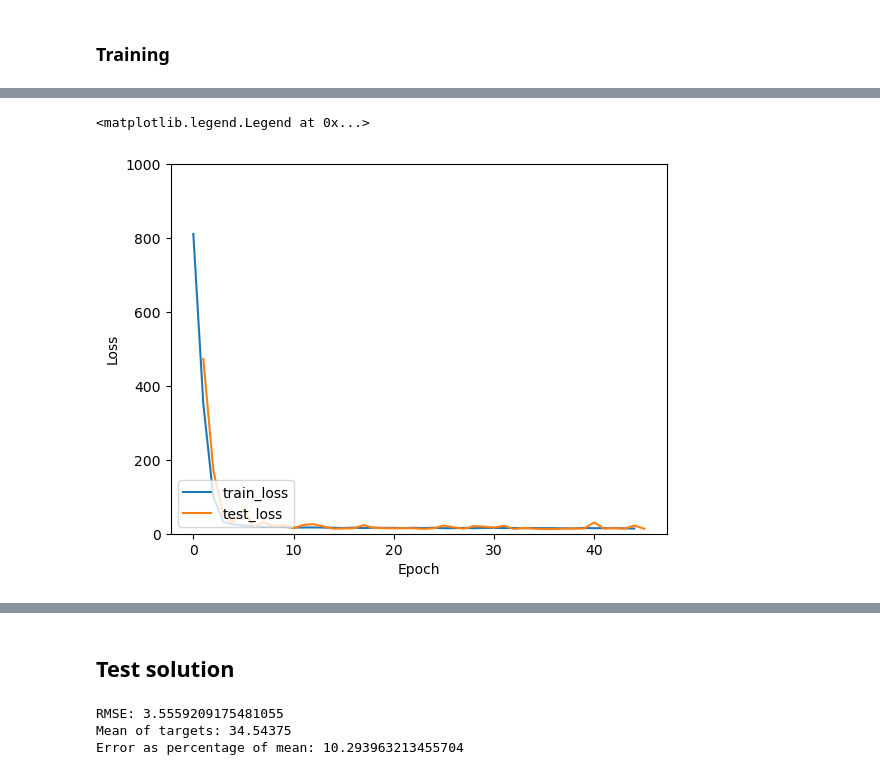
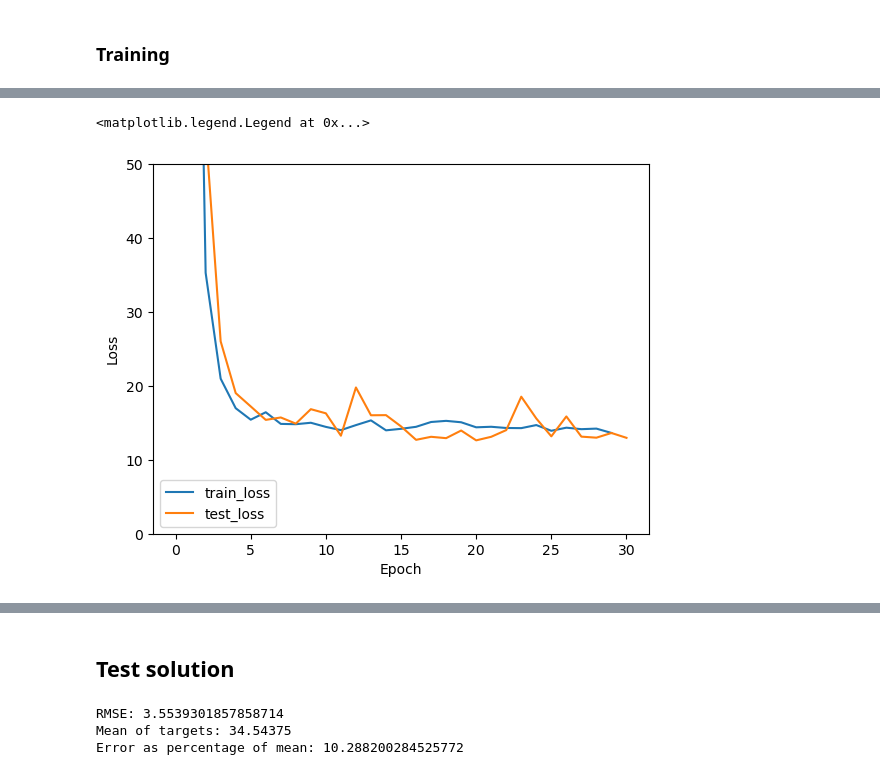
Before and after one commit to MartinRajniak/Neural-Networks-from-Scratch, a Jupyter notebook: notebooks/non_linear_regression/smart_sprinkler.ipynb, the cells around one changed output, grey strips where cells are left out. Drawn from its saved outputs; the diff is of its cells as text; code cells hidden in the pictures.

```diff
--- a/notebooks/non_linear_regression/smart_sprinkler.ipynb
+++ b/notebooks/non_linear_regression/smart_sprinkler.ipynb
@@ -88,3 +80,4 @@ dtype: float64
 ### Feature Engineering
 # %%
 inputs["distance_from_center"] = np.sqrt((inputs["x_coord"])**2 + (inputs["y_coord"])**2)
+inputs = inputs.drop(["x_coord", "y_coord"], axis=1)
@@ -153,7 +151,7 @@ Train size: 720, Test size: 80
 # Grid Search
 hp_grid = {
     "learning_rate": [5e-3, 1e-3, 5e-4],
-    "batch_size": [4, 8, 16],
+    "batch_size": [2, 4, 8],
     "hidden_layers": [1],
     "hidden_neurons": [16, 32]
 }
@@ -227,13 +225,13 @@ Best test loss: 12.64457357185616
 # %%
 plt.plot(history["train_loss"], label="train_loss")
 plt.plot(history["test_loss"], label="test_loss")
 plt.xlabel("Epoch")
 plt.ylabel("Loss")
-plt.ylim(0, 1000)
+plt.ylim(0, 50)
 plt.legend(loc="lower left")
 # %% [output]
 <matplotlib.legend.Legend at 0x...>
-[figure, old version]
+[figure, new version]
 # %%
 draw_dot(loss)
 # %% [output]
@@ -249,6 +247,6 @@ print("RMSE:", rmse)
 print("Mean of targets:", mean_target)
 print("Error as percentage of mean:", rmse / mean_target * 100)
 # %% [output]
-RMSE: 3.5559209175481055
+RMSE: 3.5539301857858714
 Mean of targets: 34.54375
-Error as percentage of mean: 10.293963213455704
+Error as percentage of mean: 10.288200284525772
```
Also changed, not shown: parts of 9 cells of this notebook.
